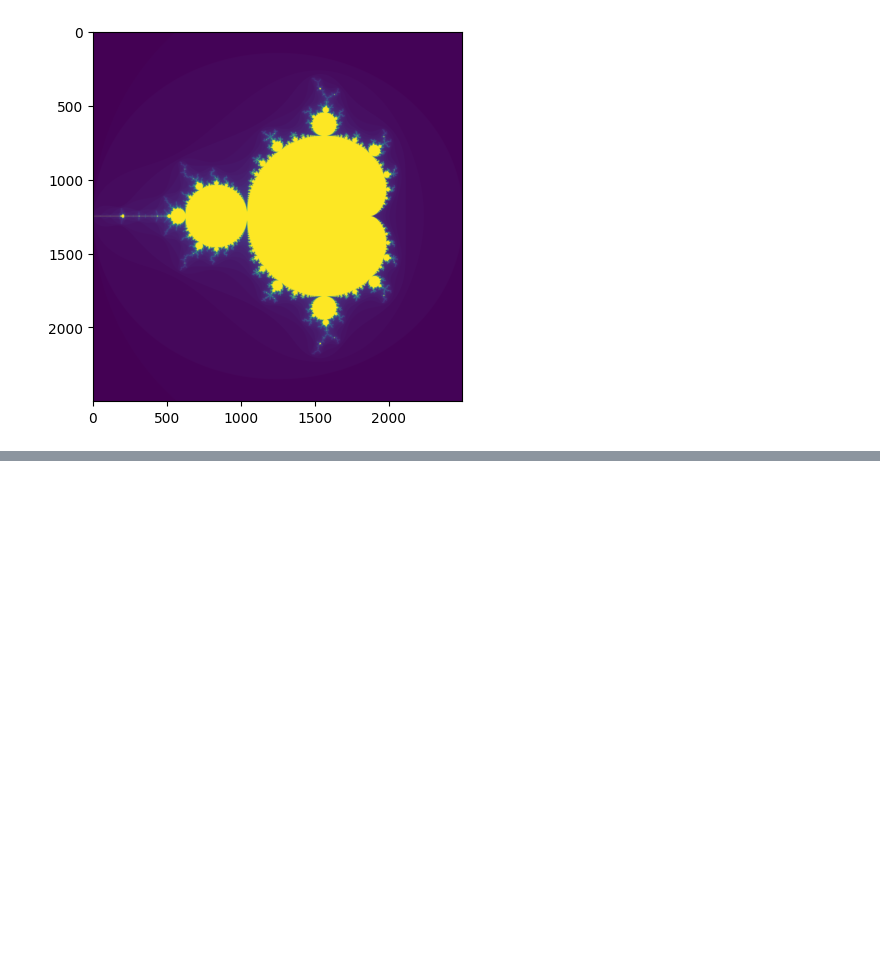
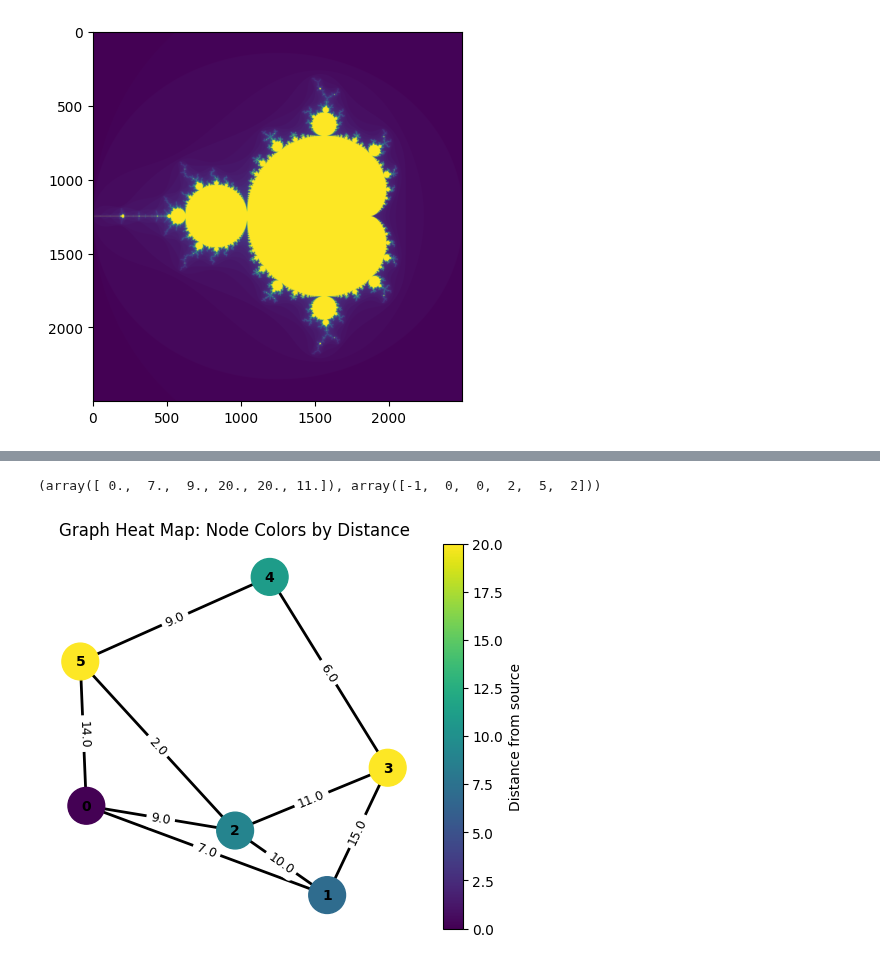
Before and after one commit to tedtop/CSCI-491-591-HPC, a Jupyter notebook: lecture2.ipynb, the cells around one changed output, grey strips where cells are left out. Drawn from its saved outputs; the diff is of its cells as text; code cells hidden in the pictures; blank space fills up the shorter version.

```diff
--- a/lecture2.ipynb
+++ b/lecture2.ipynb
@@ -351,0 +705,43 @@ Speedup (Python / Numba): 33.53×
+# %%
+dist, parent = dijkstra_csr_numba(n, indptr, indices, weights, 0)
+# %%
+dist, parent
+# %% [output]
+(array([ 0.,  7.,  9., 20., 20., 11.]), array([-1,  0,  0,  2,  5,  2]))
+# %%
+G = nx.Graph()
+G.add_weighted_edges_from(edges)
+
+
+# Layout
+pos = nx.spring_layout(G, seed=42)
+
+# Node colors based on distance
+cmap = plt.cm.viridis  # color map
+vmin, vmax = min(dist), max(dist)
+
+plt.figure(figsize=(6, 5))
+
+# Draw nodes → save handle for colorbar
+nodes = nx.draw_networkx_nodes(
+    G, pos,
+    node_size=700,
+    node_color=dist,
+    cmap=cmap,
+    vmin=vmin, vmax=vmax
+)
+nx.draw_networkx_edges(G, pos, width=2)
+nx.draw_networkx_labels(G, pos, font_size=10, font_weight="bold")
+
+# Edge weight labels
+edge_labels = nx.get_edge_attributes(G, "weight")
+nx.draw_networkx_edge_labels(G, pos, edge_labels=edge_labels, font_size=9)
+
+cbar = plt.colorbar(nodes)
+cbar.set_label("Distance from source")
+
+plt.title("Graph Heat Map: Node Colors by Distance")
+plt.axis("off")
+plt.show()
+# %% [output]
+[figure, added]
```
Also changed, not shown: parts of 19 cells of this notebook.
